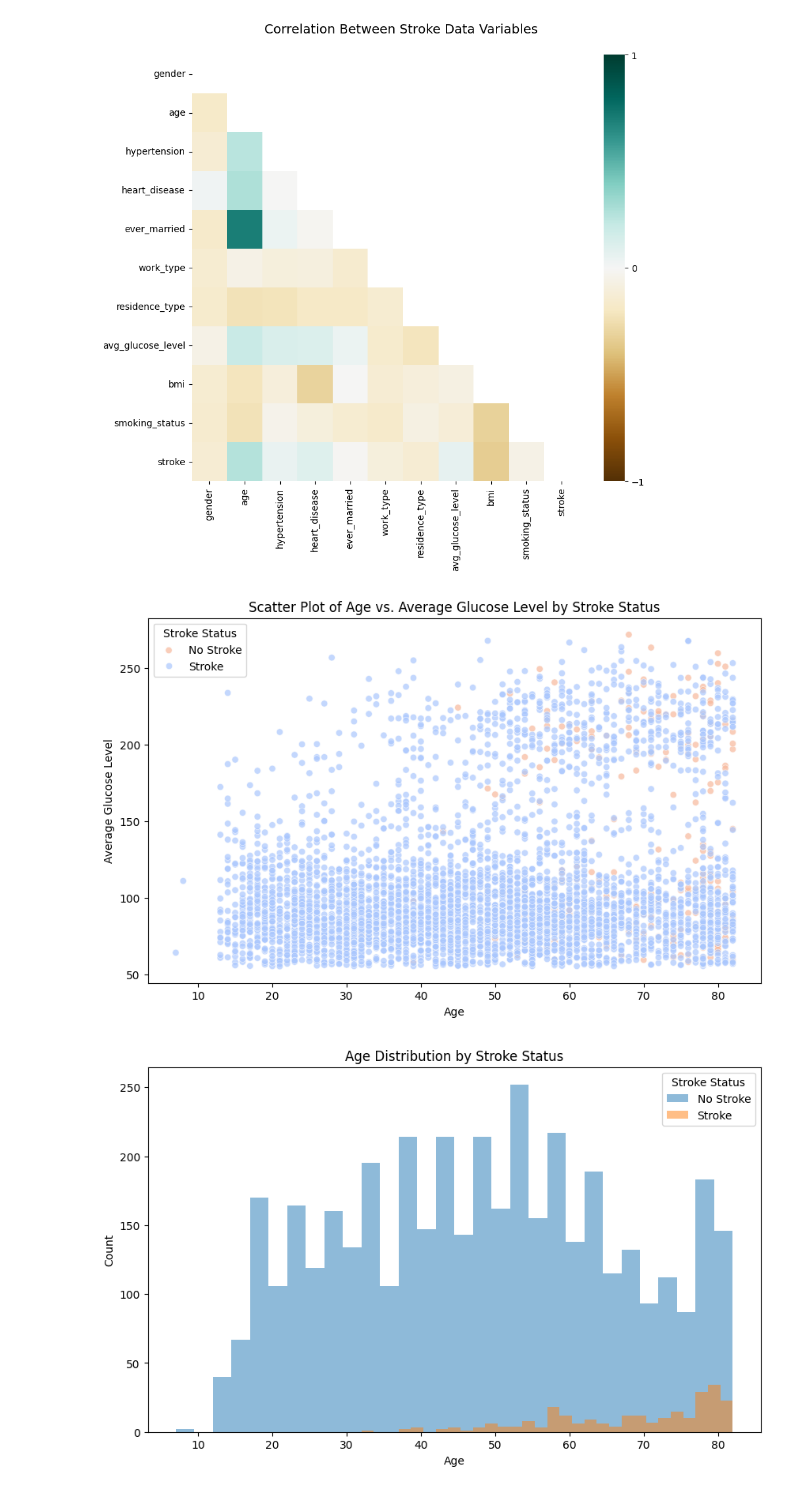
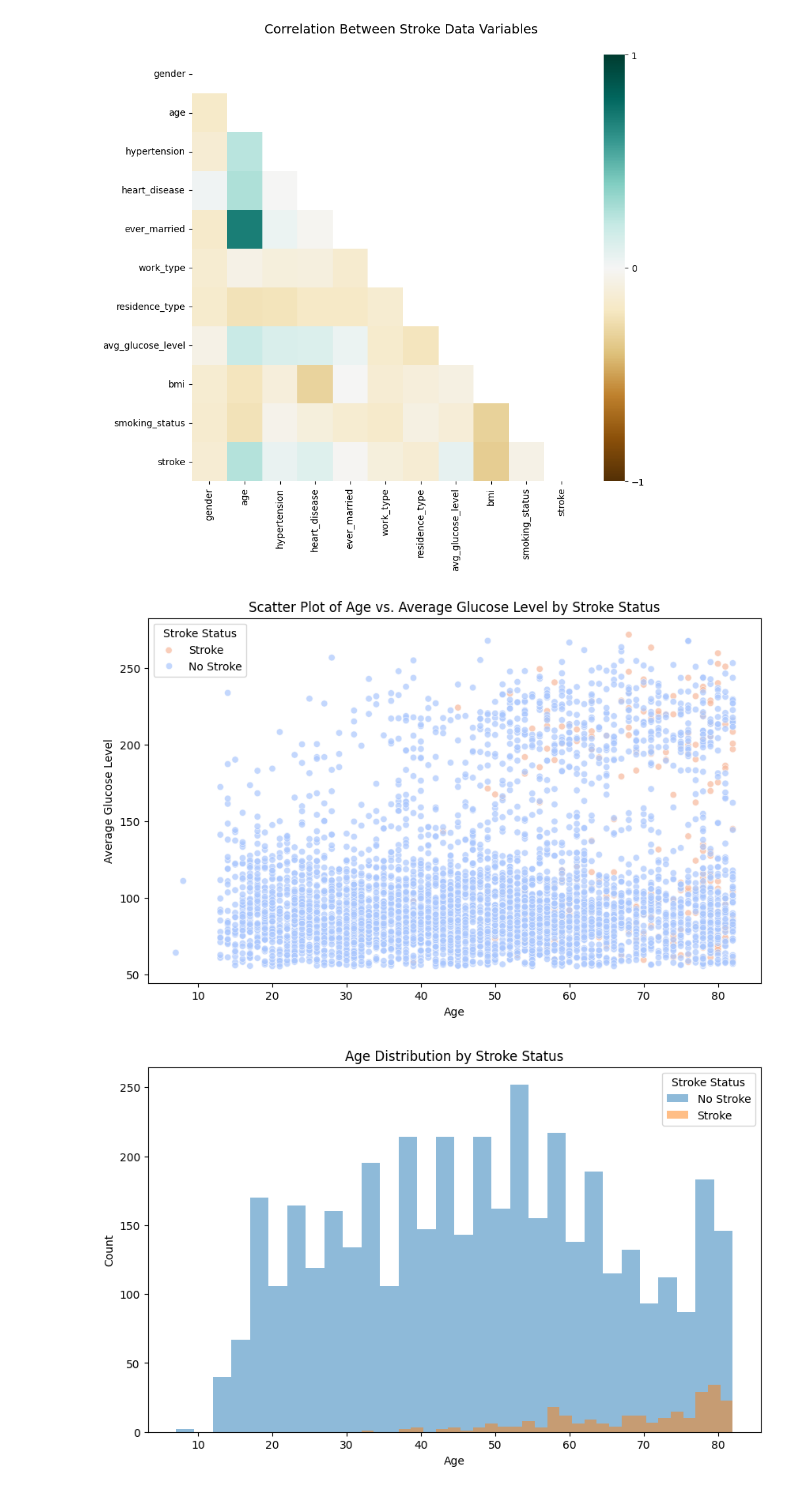
Before and after one commit to lokidamenace/stroke_data_analysis, a Jupyter notebook: La_Peter_Week_8_Final_Project.ipynb, the cells around one changed output. Cells and saved outputs as stored; diff of their text form; code cells hidden in the pictures.

```diff
--- a/La_Peter_Week_8_Final_Project.ipynb
+++ b/La_Peter_Week_8_Final_Project.ipynb
@@ -196,23 +196,23 @@ fig.savefig(path + plot1_filename, dpi=dpi)
 # %%
 # Scatter plot using fig, ax = plt.subplots()
 fig, ax = plt.subplots(figsize=(10, 6))
 
 # Scatterplot using seaborn
 sns.scatterplot(data=df, x='age', y='avg_glucose_level', hue='stroke', palette='coolwarm', alpha=0.7, ax=ax)
 
 # Title and labels
 ax.set_title('Scatter Plot of Age vs. Average Glucose Level by Stroke Status')
 ax.set_xlabel('Age')
 ax.set_ylabel('Average Glucose Level')
 
 # Customize legend
-legend_labels = ['No Stroke', 'Stroke']
+legend_labels = ['Stroke', 'No Stroke']
 ax.legend(title='Stroke Status', labels=legend_labels)
 
 # Display the plot
 plt.show()
 # %% [output]
-[figure, old version]
+[figure, new version]
 # %%
 plot2_filename = 'scatterplot.png'
 fig.savefig(path + plot2_filename, dpi=dpi)
```
Also changed, not shown: parts of 3 cells of this notebook, 2 other files.
